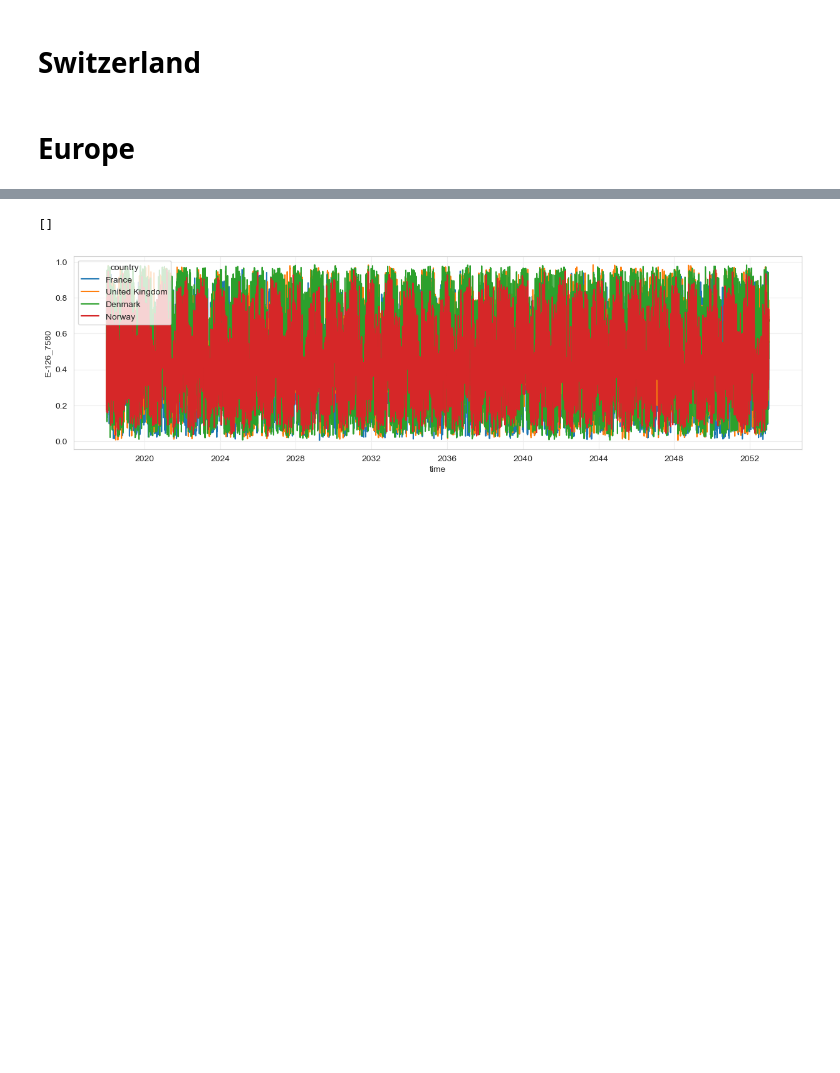
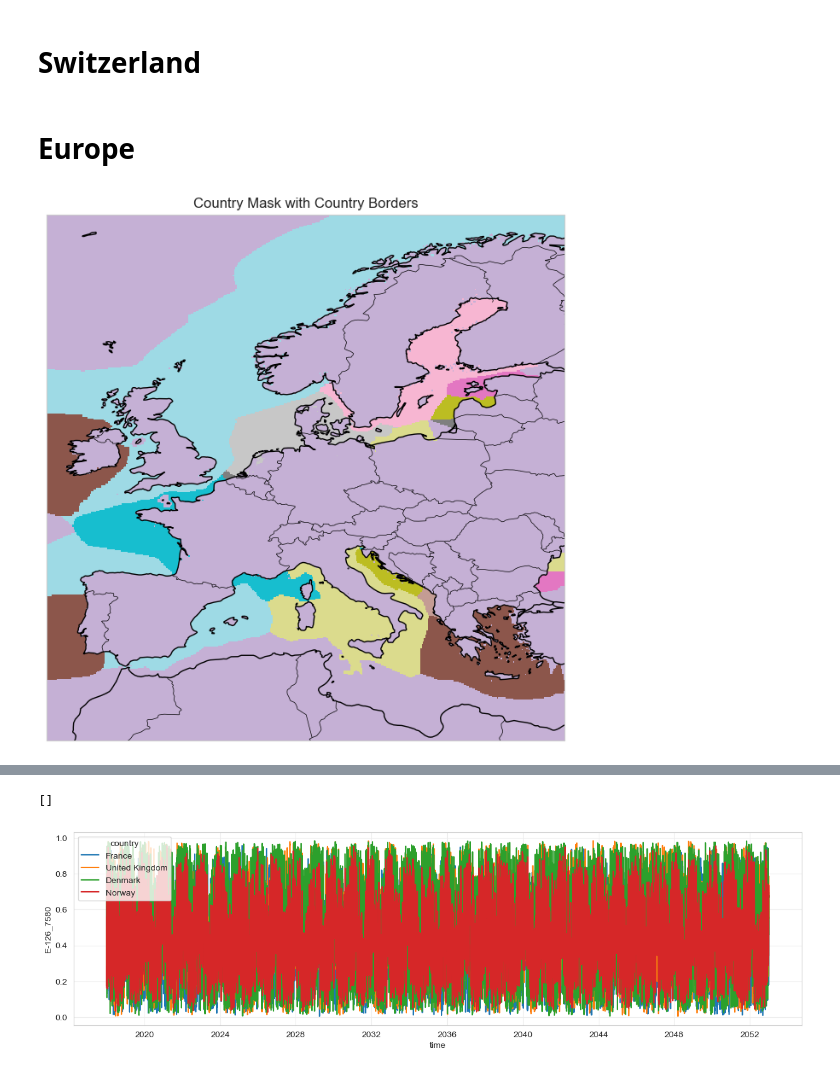
Before and after one commit to yasserhaddad/CORDEX2Energy, a Jupyter notebook: notebooks/conversion_energy/analyse_wind_power.ipynb, the cells around one changed output, grey strips where cells are left out. Cells and saved outputs as stored; diff of their text form; code cells hidden in the pictures; blank space fills up the shorter version.

```diff
--- a/notebooks/conversion_energy/analyse_wind_power.ipynb
+++ b/notebooks/conversion_energy/analyse_wind_power.ipynb
@@ -90,3 +89,15 @@ path_wind_power_offshore = (
 ds_wind_power_agg = xr.open_dataset(path_wind_power_agg)
 ds_wind_power_offshore = xr.open_dataset(path_wind_power_offshore)
 ds_wind_power = xr.open_zarr(path_wind_power, chunks="auto")
+# %%
+mask, countries = create_country_offshore_mask(ds_wind_power, path_data_processed / "maps" / "eez_v12" / "eez_v12.shp")
+mask = mask.fillna(-1)
+# %%
+fig, ax = plt.subplots(figsize=(10, 8), subplot_kw={"projection": ccrs.PlateCarree()})
+mask.plot(ax=ax, transform=ccrs.PlateCarree(), cmap="tab20", add_colorbar=False)
+ax.coastlines()
+ax.add_feature(cfeature.BORDERS, linewidth=0.5)
+ax.set_title("Country Mask with Country Borders")
+plt.show()
+# %% [output]
+[figure, added]
```
Also changed, not shown: parts of 3 cells of this notebook, 47 other files.
